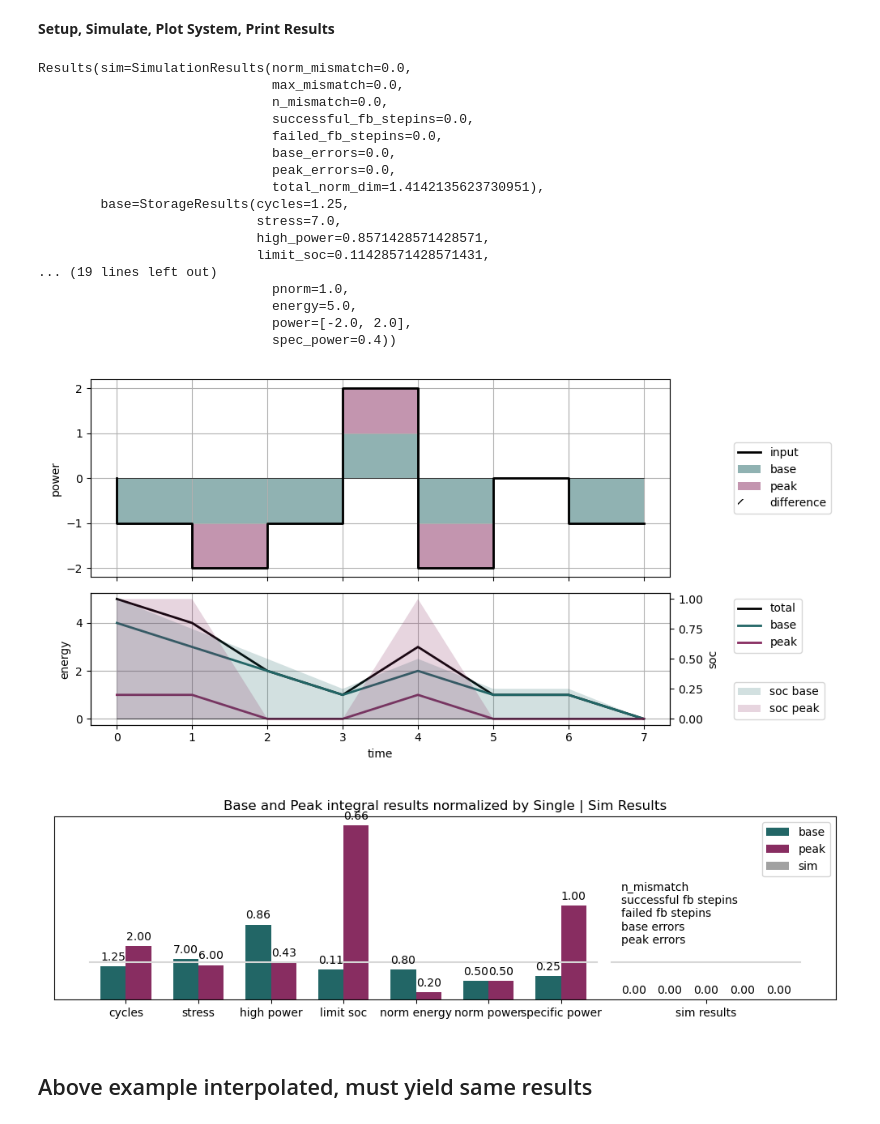
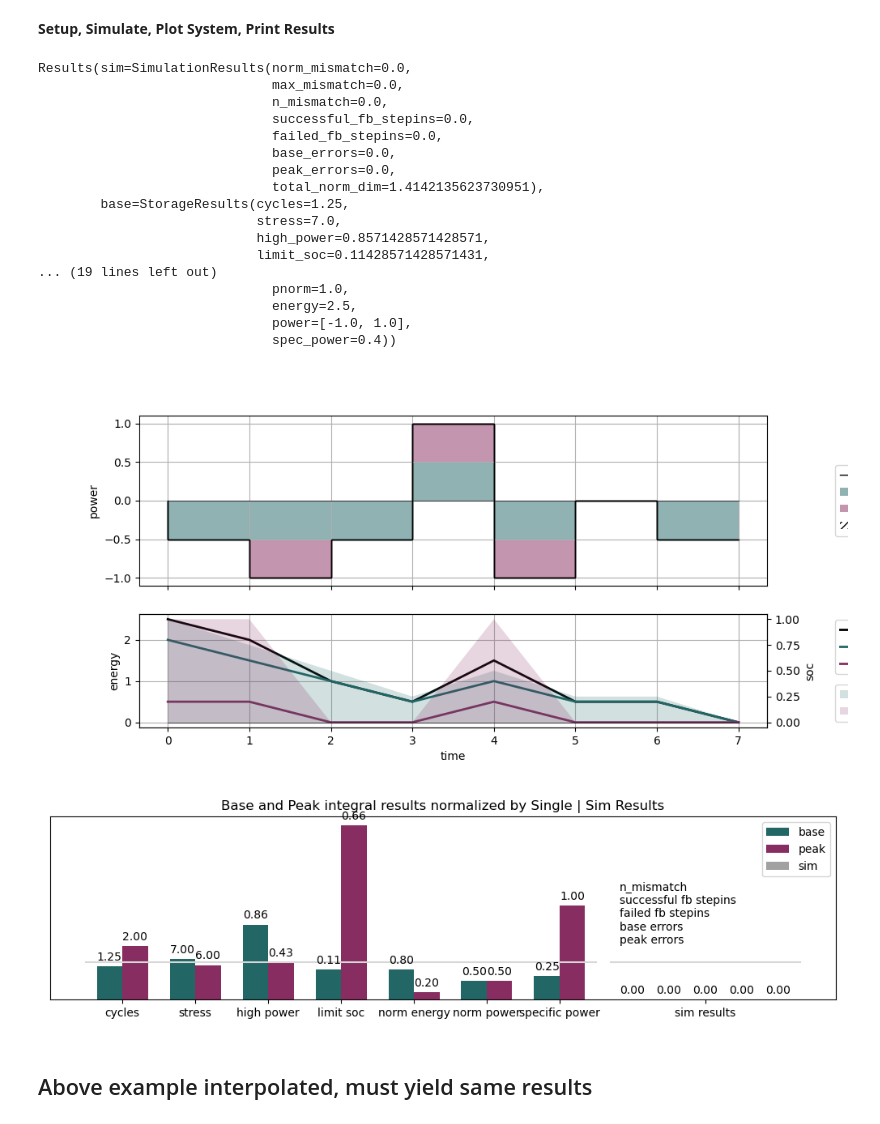
Before and after one commit to s-guenther/hess-sim, a Jupyter notebook: examples/demonstrate_simulation.ipynb, the cells around one changed output. Cells and saved outputs as stored; diff of their text form; code cells hidden in the pictures.

```diff
--- a/examples/demonstrate_simulation.ipynb
+++ b/examples/demonstrate_simulation.ipynb
@@ -124,7 +120,7 @@ setup_fb.plot()
 **Generate Signal**
 # %%
 x2 = [0, 1, 2, 3, 4, 5, 6, 7]
-y2 = [-1, -1, -2, -1, 2, -2, -0, -1]
+y2 = [-0.5, -0.5, -1, -0.5, 1, -1, 0, -0.5]
 stepfig, stepax = plt.subplots(1)
 stepax.step(x2,y2)
 stepax.grid('on')
@@ -134,35 +130,35 @@ stepax.grid('on')
 **Setup, Simulate, Plot System, Print Results**
 # %%
 indata2 = hc.InputData(x2, y2)
-base2 = hc.Storage(energy=4, power=1, selfdischarge=0, efficiency=1)
-peak2 = hc.Storage(energy=1, power=1, selfdischarge=0, efficiency=1)
-con2 = hc.SimpleDeadzoneController(cut=0.5, power_max=2)
+base2 = hc.Storage(energy=2, power=0.5, selfdischarge=0, efficiency=1)
+peak2 = hc.Storage(energy=0.5, power=0.5, selfdischarge=0, efficiency=1)
+con2 = hc.DeadzoneController(gain=0)
 fb_con2 = hc.PassthroughFallbackController()
-setup2 = hc.SimSetup(indata2, con2, fb_con2, base2, peak2, sim_after_init=True)
+setup2 = hc.SimSetup(indata2, base2, peak2, con2, fb_con2, sim_after_init=True)
 
 setup2.plot()
 setup2.plot_results()
 pprint(setup2.results)
 # %% [output]
 Results(sim=SimulationResults(norm_mismatch=0.0,
                               max_mismatch=0.0,
                               n_mismatch=0.0,
                               successful_fb_stepins=0.0,
                               failed_fb_stepins=0.0,
                               base_errors=0.0,
                               peak_errors=0.0,
                               total_norm_dim=1.4142135623730951),
         base=StorageResults(cycles=1.25,
                             stress=7.0,
                             high_power=0.8571428571428571,
                             limit_soc=0.11428571428571431,
 ... (19 lines left out)
                               pnorm=1.0,
-                              energy=5.0,
-                              power=[-2.0, 2.0],
+                              energy=2.5,
+                              power=[-1.0, 1.0],
                               spec_power=0.4))
-[figure, old version]
+[figure, new version]
-[figure, old version]
+[figure, new version]
 # %% [markdown]
 ## Above example interpolated, must yield same results
 # %%
```
Also changed, not shown: parts of 9 cells of this notebook, 4 other files.
